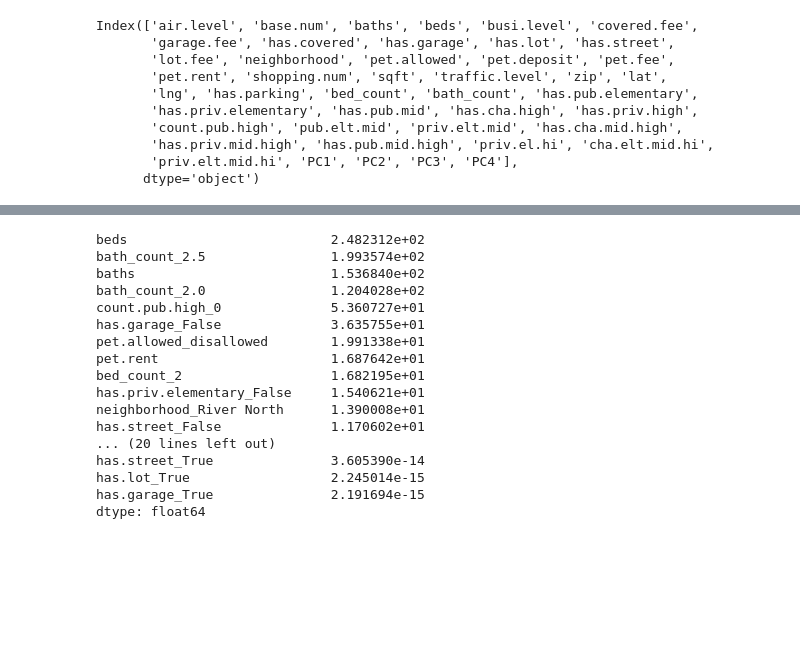
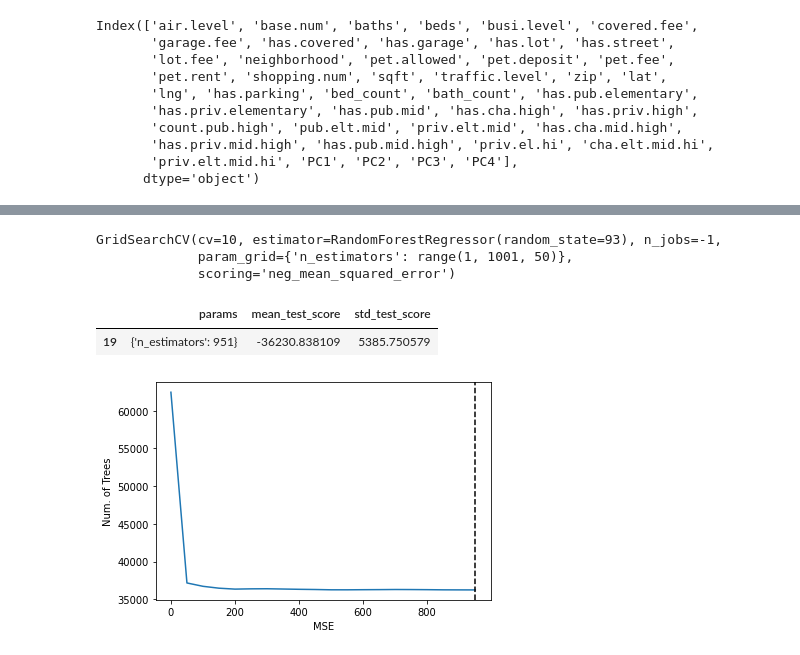
Before and after one commit to shilongdai/Analysis, a Jupyter notebook: Apartments/apartments_prediction.ipynb, the cells around one changed output, grey strips where cells are left out. Cells and saved outputs as stored; diff of their text form; code cells hidden in the pictures; blank space fills up the shorter version.

```diff
--- a/Apartments/apartments_prediction.ipynb
+++ b/Apartments/apartments_prediction.ipynb
@@ -89,21 +97,4 @@ coef_idx = lasso_cv.coef_ != 0
 coefficients = lasso_cv.coef_[coef_idx]
 coefficients = pd.Series(coefficients, sqft_tr_X.columns[coef_idx])
 coefficients.abs().sort_values(ascending=False)
+selected_tr_X = sqft_tr_X[coefficients.index]
-# %% [output]
-beds                          2.482312e+02
-bath_count_2.5                1.993574e+02
-baths                         1.536840e+02
-bath_count_2.0                1.204028e+02
-count.pub.high_0              5.360727e+01
-has.garage_False              3.635755e+01
-pet.allowed_disallowed        1.991338e+01
-pet.rent                      1.687642e+01
-bed_count_2                   1.682195e+01
-has.priv.elementary_False     1.540621e+01
-neighborhood_River North      1.390008e+01
-has.street_False              1.170602e+01
-... (20 lines left out)
-has.street_True               3.605390e-14
-has.lot_True                  2.245014e-15
-has.garage_True               2.191694e-15
-dtype: float64
@@ -113,0 +101,28 @@ del coefficients["has.garage_True"]
+# %%
+random_forest = RandomForestRegressor(random_state=seed)
+params = {
+    "n_estimators": range(1, 1001, 50)
+}
+random_tree_cv = GridSearchCV(estimator=random_forest, param_grid=params, n_jobs=-1,
+                              cv=10, scoring="neg_mean_squared_error")
+random_tree_cv.fit(selected_tr_X, sqft_tr_Y)
+# %% [output]
+GridSearchCV(cv=10, estimator=RandomForestRegressor(random_state=93), n_jobs=-1,
+             param_grid={'n_estimators': range(1, 1001, 50)},
+             scoring='neg_mean_squared_error')
+# %%
+cv_rf_result = pd.DataFrame(random_tree_cv.cv_results_)
+cv_rf_result.loc[cv_rf_result.rank_test_score == 1,
+                 ["params", "mean_test_score", "std_test_score"]]
+# %% [output]
+|  | params | mean_test_score | std_test_score |
+| 19 | {'n_estimators': 951} | -36230.838109 | 5385.750579 |
+# %%
+plt.plot(range(1, 1001, 50), -cv_rf_result["mean_test_score"])
+plt.xlabel("MSE")
+plt.ylabel("Num. of Trees")
+plt.axvline(random_tree_cv.best_params_["n_estimators"],
+            linestyle="--", color="black", label="number of trees: CV")
+plt.show()
+# %% [output]
+[figure, added]
```
Also changed, not shown: parts of 19 cells of this notebook, 2 other files.
